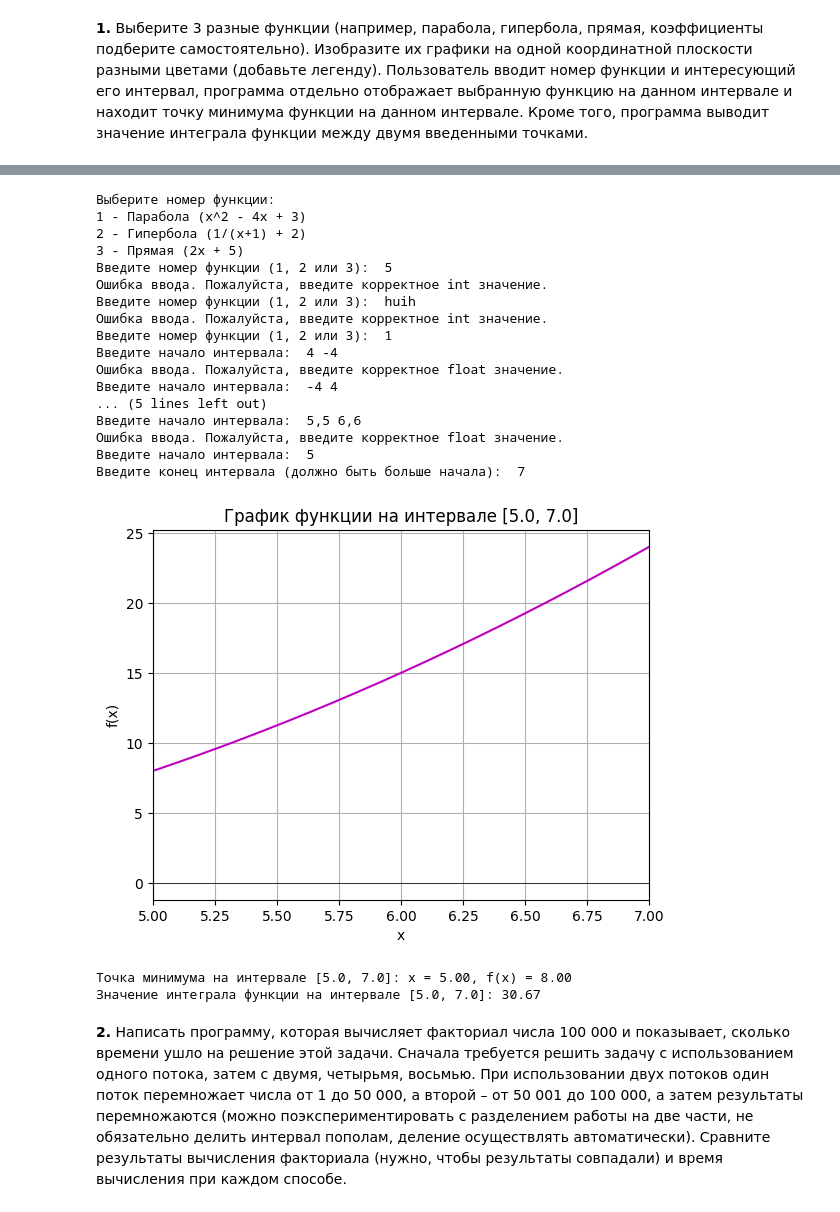
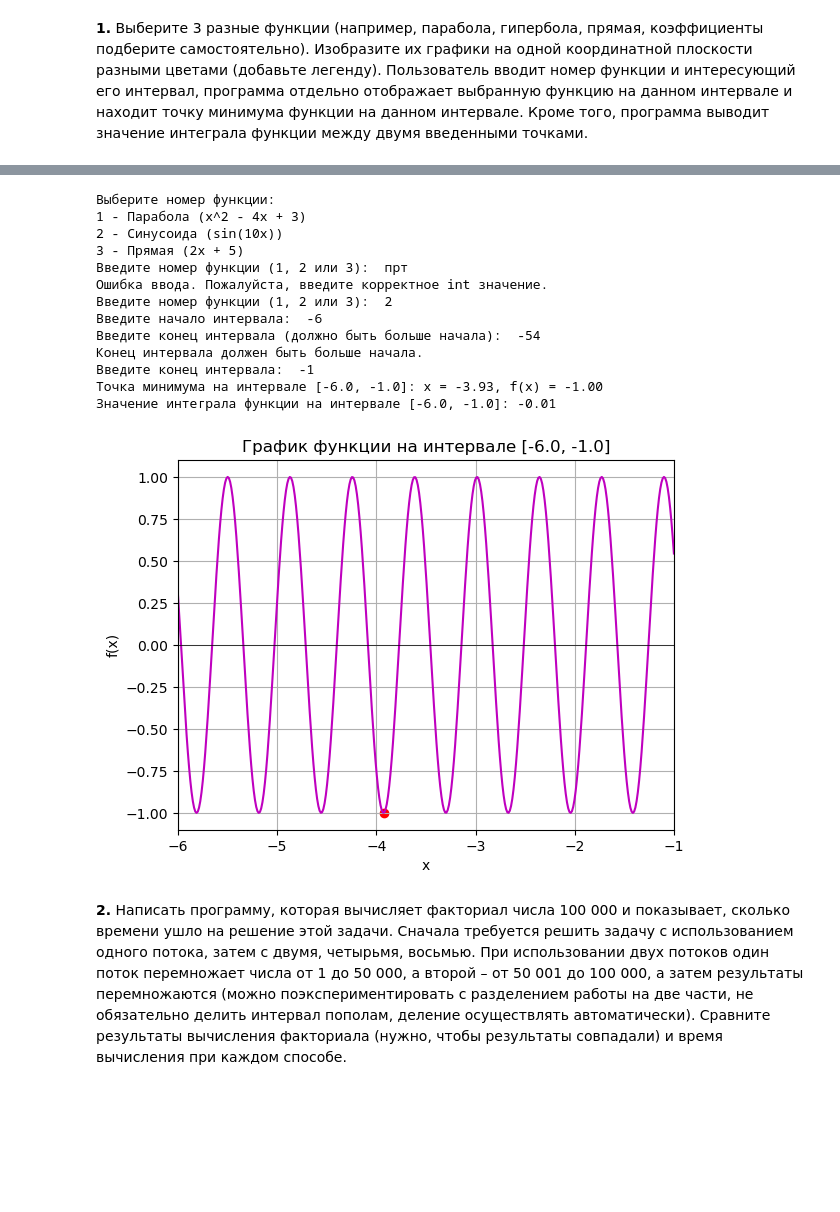
Before and after one commit to FessDemon/pim, a Jupyter notebook: python/Labs/Lab_Python_9_PMI_end.ipynb, the cells around one changed output, grey strips where cells are left out. Drawn from its saved outputs; the diff is of its cells as text; code cells hidden in the pictures; blank space fills up the shorter version.

```diff
--- a/python/Labs/Lab_Python_9_PMI_end.ipynb
+++ b/python/Labs/Lab_Python_9_PMI_end.ipynb
@@ -16,9 +16,9 @@ from scipy.optimize import minimize_scalar # для точки минимума
 def func1(x):
     return x**2 - 4*x + 3
 
-# Гипербола
+# Синусоида
 def func2(x):
-    return 1/(x+1) + 2
+    return np.sin(10*x)
 
 # Прямая
 def func3(x):
@@ -26,17 +26,6 @@ def func3(x):
 
 # Отрисовка одного графика на выбранном промежутке, нахождение точки минимума и интегралла
 def plot_and_analyze(func, a, b):
-    x_range = np.linspace(a, b, 400)
-    plt.plot(x_range, func(x_range), label=f"f(x) на интервале [{a}, {b}]", color='m')
-    plt.axhline(0, color='black',linewidth=0.5)
-    plt.axvline(0, color='black',linewidth=0.5)
-    plt.title(f"График функции на интервале [{a}, {b}]")
-    plt.xlim(a, b)
-    plt.xlabel("x")
-    plt.ylabel("f(x)")
-    plt.grid(True)
-    plt.show()
-
     # Точка минимума
     res = minimize_scalar(func, bounds=(a, b), method='bounded')
     x_min = res.x
@@ -46,6 +35,19 @@ def plot_and_analyze(func, a, b):
     # Интеграл функции на данном промежутке
     integral, _ = quad(func, a, b)
     print(f"Значение интеграла функции на интервале [{a}, {b}]: {integral:.2f}")
+
+    # построение графика
+    x_range = np.linspace(a, b, 400)
+    plt.plot(x_range, func(x_range), label=f"f(x) на интервале [{a}, {b}]", color='m')
+    plt.scatter(x_min, y_min, color='r')
+    plt.axhline(0, color='black',linewidth=0.5)
+    plt.axvline(0, color='black',linewidth=0.5)
+    plt.title(f"График функции на интервале [{a}, {b}]")
+    plt.xlim(a, b)
+    plt.xlabel("x")
+    plt.ylabel("f(x)")
+    plt.grid(True)
+    plt.show()
 
 # Валидация данных с клавиатуры
 def get_valid_input(prompt, input_type=float, valid_range=None):
@@ -60,11 +62,11 @@ def get_valid_input(prompt, input_type=float, valid_range=None):
 
 def main():
     # промежуток по x, 400 точек
-    x = np.linspace(-10, 10, 400)
+    x = np.linspace(-5, 10, 400)
 
     # графики всех функций
     plt.plot(x, func1(x), label='f1(x) = x^2 - 4x + 3', color='b')
-    plt.plot(x, func2(x), label='f2(x) = 1/(x+1) + 2', color='r')
+    plt.plot(x, func2(x), label='f2(x) = sin(10x)', color='r')
     plt.plot(x, func3(x), label='f3(x) = 2x + 5', color='g')
     plt.axhline(0, color='black',linewidth=0.5)
     plt.axvline(0, color='black',linewidth=0.5)
@@ -81,7 +83,7 @@ def main():
 
     print("Выберите номер функции:")
     print("1 - Парабола (x^2 - 4x + 3)")
-    print("2 - Гипербола (1/(x+1) + 2)")
+    print("2 - Синусоида (sin(10x))")
     print("3 - Прямая (2x + 5)")
 
     # ввод данных с клавиатуры
@@ -103,23 +105,17 @@ if __name__=="__main__":
 Выберите номер функции:
 1 - Парабола (x^2 - 4x + 3)
-2 - Гипербола (1/(x+1) + 2)
+2 - Синусоида (sin(10x))
 3 - Прямая (2x + 5)
-Введите номер функции (1, 2 или 3):  5
+Введите номер функции (1, 2 или 3):  прт
 Ошибка ввода. Пожалуйста, введите корректное int значение.
-Введите номер функции (1, 2 или 3):  huih
-Ошибка ввода. Пожалуйста, введите корректное int значение.
-Введите номер функции (1, 2 или 3):  1
-Введите начало интервала:  4 -4
-Ошибка ввода. Пожалуйста, введите корректное float значение.
-Введите начало интервала:  -4 4
-... (5 lines left out)
-Введите начало интервала:  5,5 6,6
-Ошибка ввода. Пожалуйста, введите корректное float значение.
-Введите начало интервала:  5
-Введите конец интервала (должно быть больше начала):  7
+Введите номер функции (1, 2 или 3):  2
+Введите начало интервала:  -6
+Введите конец интервала (должно быть больше начала):  -54
+Конец интервала должен быть больше начала.
+Введите конец интервала:  -1
+Точка минимума на интервале [-6.0, -1.0]: x = -3.93, f(x) = -1.00
+Значение интеграла функции на интервале [-6.0, -1.0]: -0.01
-[figure, old version]
+[figure, new version]
-Точка минимума на интервале [5.0, 7.0]: x = 5.00, f(x) = 8.00
-Значение интеграла функции на интервале [5.0, 7.0]: 30.67
 # %% [markdown]
 **2.** Написать программу, которая вычисляет факториал числа 100 000 и показывает, сколько времени ушло на решение этой задачи. Сначала требуется решить задачу с использованием одного потока, затем с двумя, четырьмя, восьмью. При использовании двух потоков один поток перемножает числа от 1 до 50 000, а второй – от 50 001 до 100 000, а затем результаты перемножаются (можно поэкспериментировать с разделением работы на две части, не обязательно делить интервал пополам, деление осуществлять автоматически). Сравните результаты вычисления факториала (нужно, чтобы результаты совпадали) и время вычисления при каждом способе.
 # %%
```
Also changed, not shown: parts of 2 cells of this notebook, 6 other files.
